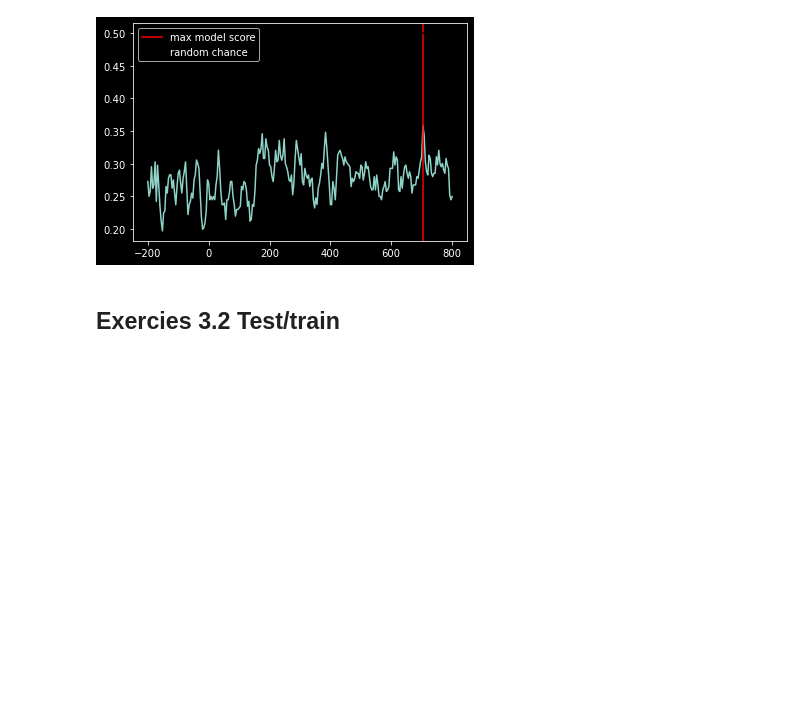
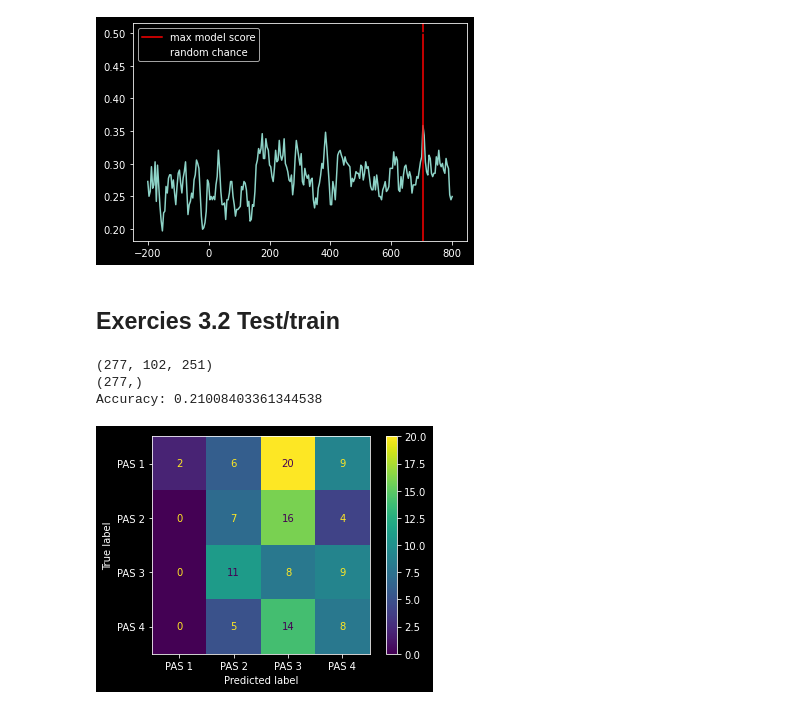
Before and after one commit to zeyus/github_methods_3, a Jupyter notebook: week_08/prac_8.ipynb, the cells around one changed output. Saved outputs shown, nothing was run; the diff lists cells and outputs as text; code cells hidden in the pictures; blank space fills up the shorter version.

```diff
--- a/week_08/prac_8.ipynb
+++ b/week_08/prac_8.ipynb
@@ -418,3 +420,30 @@ Best score: 0.3586075949367088 at timestamp 704ms
 [figure]
 # %% [markdown]
 ## Exercies 3.2 Test/train
+# %%
+X_train, X_test, y_train, y_test = train_test_split(X_equal, y_equal, test_size=0.3)
+print(X_train.shape)
+print(y_train.shape)
+# assignment says: This time your features are the number of sensors multiplied by the number of samples.
+# So, we need to reshape the data to be (n_samples, n_features)
+X_train_f = np.reshape(X_train, (X_train.shape[0], X_train.shape[1] * X_train.shape[2]))
+X_test_f = np.reshape(X_test, (X_test.shape[0], X_test.shape[1] * X_test.shape[2]))
+
+sc.fit(X_train_f)
+X_train_f_std = sc.transform(X_train_f)
+X_test_f_std = sc.transform(X_test_f)
+
+svm = SVC(kernel='rbf')
+
+svm.fit(X_train_f_std, y_train)
+predictions = svm.predict(X_test_f_std)
+print('Accuracy: {}'.format(accuracy_score(y_test, predictions)))
+# confusion matrix
+# print(confusion_matrix(y_test, predictions))
+ConfusionMatrixDisplay.from_predictions(y_test, predictions, display_labels=['PAS 1', 'PAS 2', 'PAS 3', 'PAS 4'])
+plt.show()
+# %% [output]
+(277, 102, 251)
+(277,)
+Accuracy: 0.21008403361344538
+[figure, added]
```
Also changed, not shown: parts of 1 cell of this notebook.
